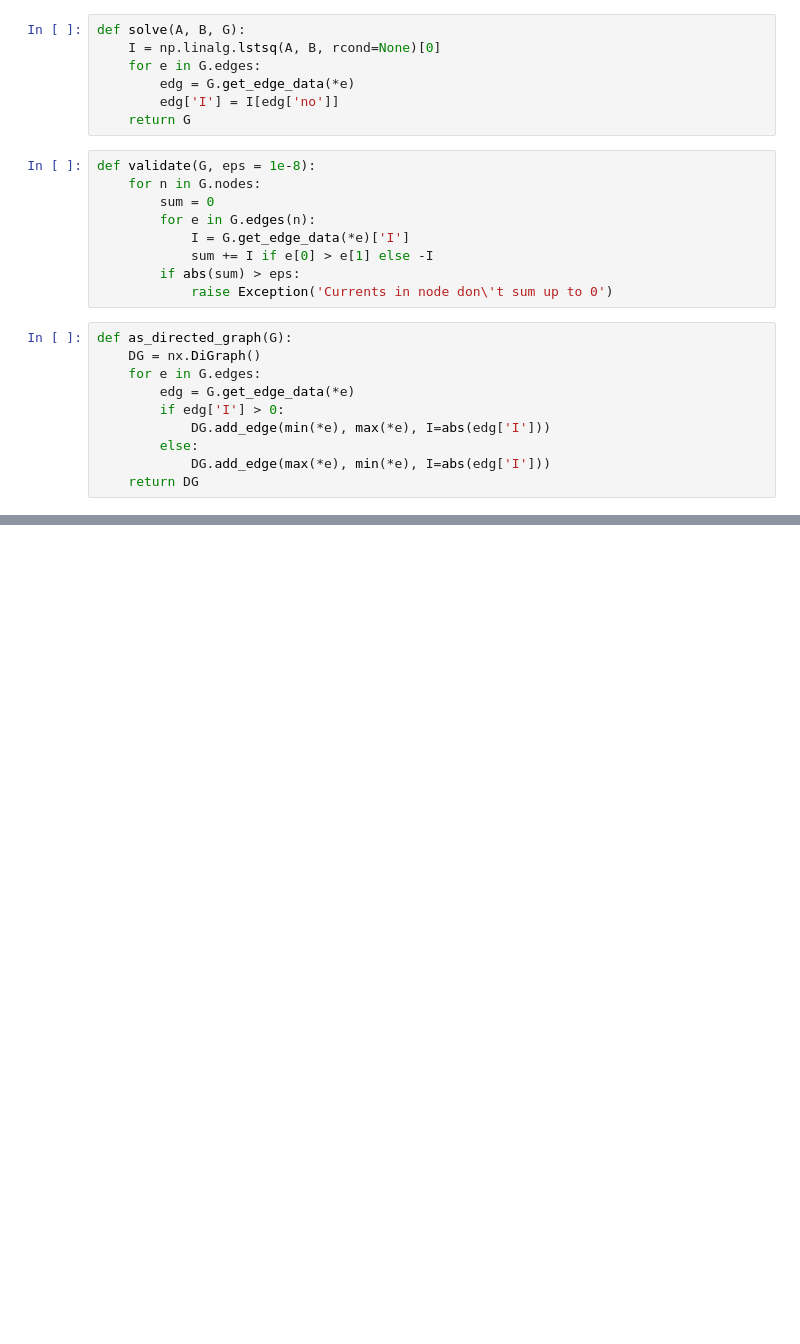
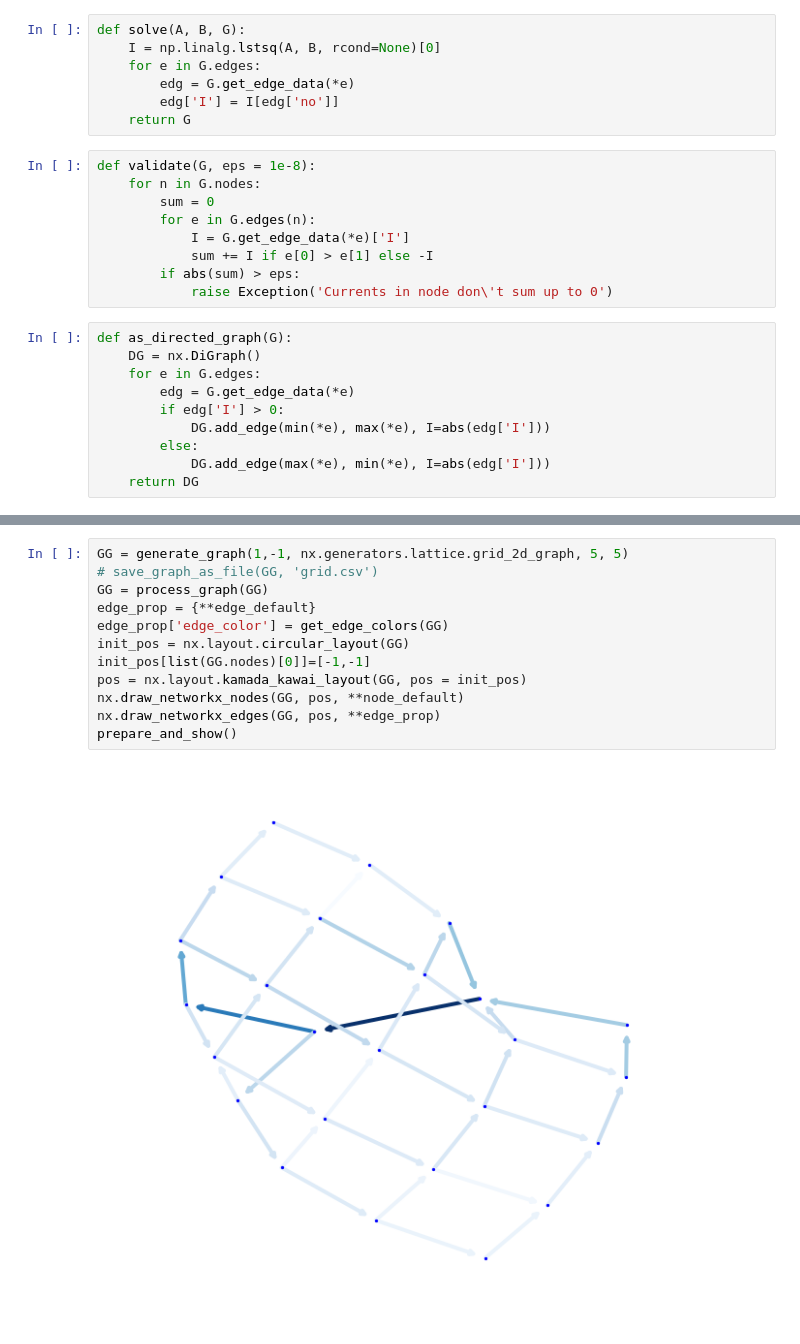
Before and after one commit to arkadiuss/computational-methods, a Jupyter notebook: lab2_linear_equations_solving.ipynb, the cells around one changed output, grey strips where cells are left out. Cells and saved outputs as stored; diff of their text form; blank space fills up the shorter version.

```diff
--- a/lab2_linear_equations_solving.ipynb
+++ b/lab2_linear_equations_solving.ipynb
@@ -335,0 +368,14 @@ generate_graph(nx.generators.lattice.grid_2d_graph, nx.spring_layout, None, 5, 5
+# %%
+GG = generate_graph(1,-1, nx.generators.lattice.grid_2d_graph, 5, 5)
+# save_graph_as_file(GG, 'grid.csv')
+GG = process_graph(GG)
+edge_prop = {**edge_default}
+edge_prop['edge_color'] = get_edge_colors(GG)
+init_pos = nx.layout.circular_layout(GG)
+init_pos[list(GG.nodes)[0]]=[-1,-1]
+pos = nx.layout.kamada_kawai_layout(GG, pos = init_pos)
+nx.draw_networkx_nodes(GG, pos, **node_default)
+nx.draw_networkx_edges(GG, pos, **edge_prop)
+prepare_and_show()
+# %% [output]
+[figure, added]
```
Also changed, not shown: parts of 21 cells of this notebook, 15 other files.
